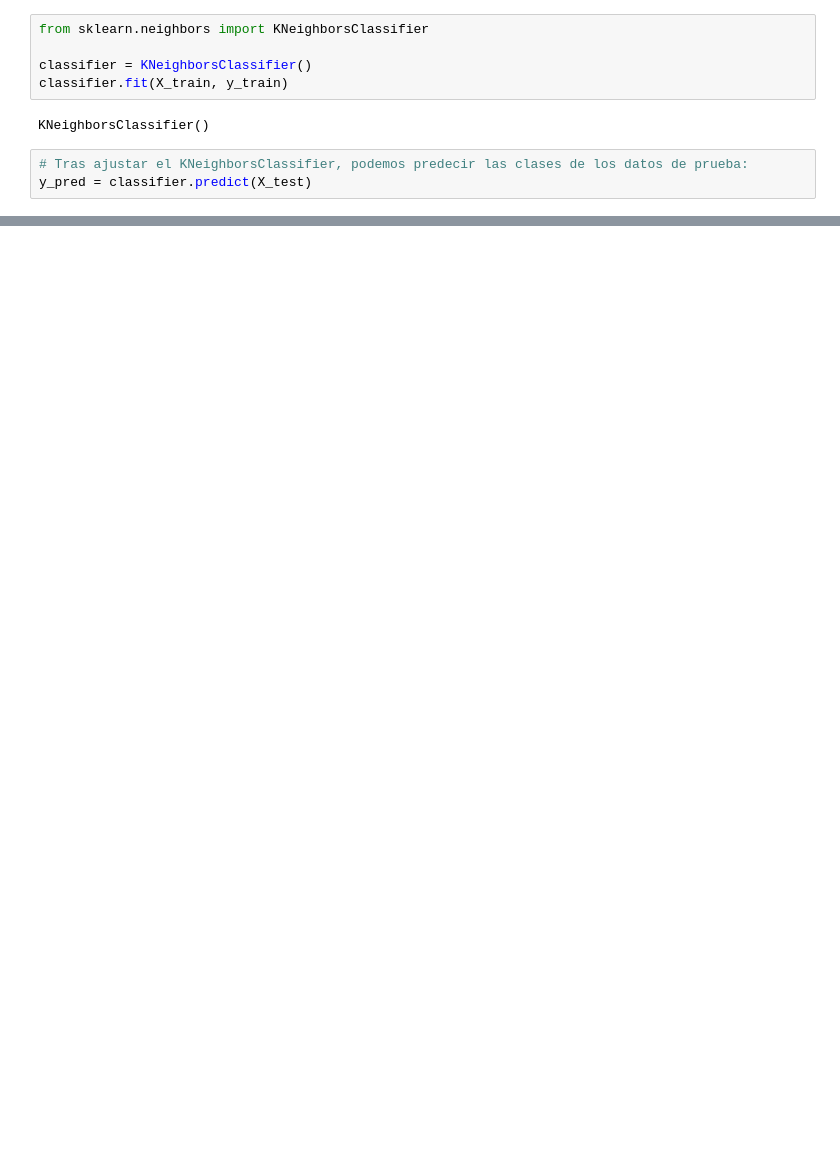
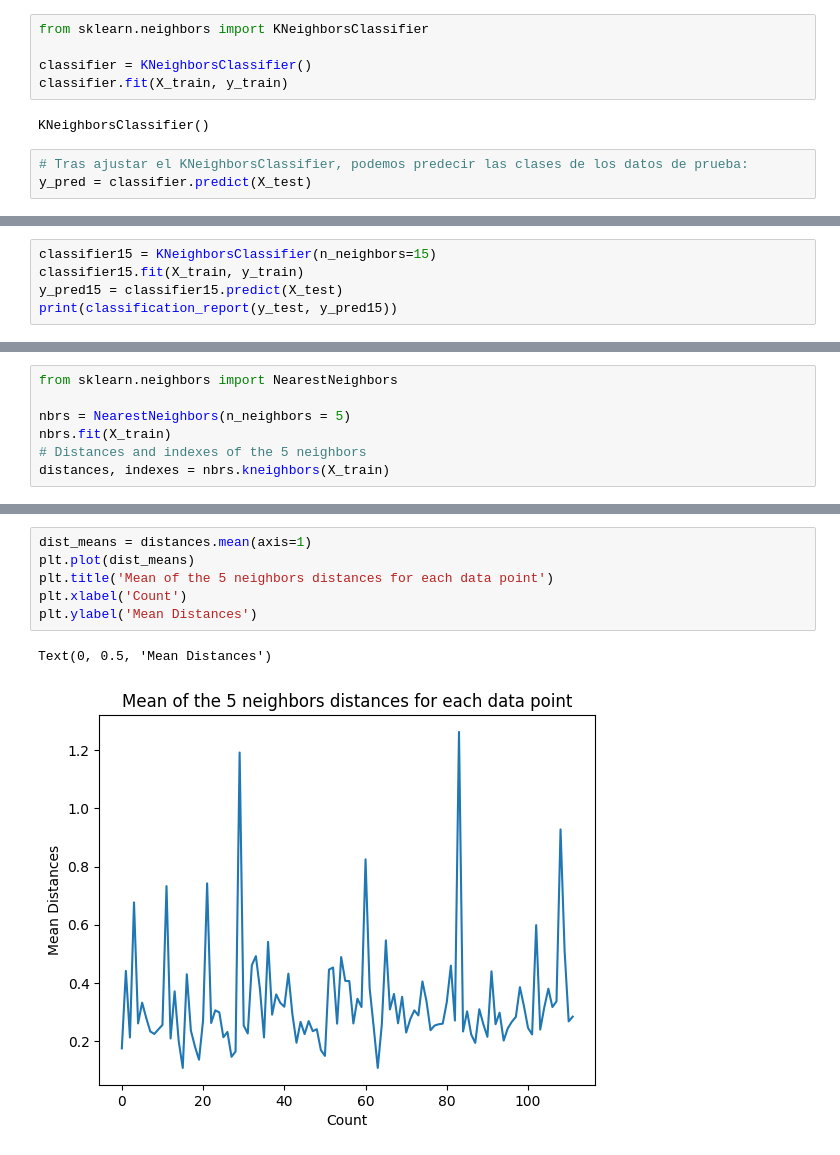
Before and after one commit to pau1ag/caso4, a Jupyter notebook: caso4.ipynb, the cells around one changed output, grey strips where cells are left out. Saved outputs shown, nothing was run; the diff lists cells and outputs as text; blank space fills up the shorter version.

```diff
--- a/caso4.ipynb
+++ b/caso4.ipynb
@@ -212,0 +210,5 @@ None 0.47333333333333333
+# %%
+classifier15 = KNeighborsClassifier(n_neighbors=15)
+classifier15.fit(X_train, y_train)
+y_pred15 = classifier15.predict(X_test)
+print(classification_report(y_test, y_pred15))
@@ -212,0 +226,7 @@ None 0.47333333333333333
+# %%
+from sklearn.neighbors import NearestNeighbors
+
+nbrs = NearestNeighbors(n_neighbors = 5)
+nbrs.fit(X_train)
+# Distances and indexes of the 5 neighbors
+distances, indexes = nbrs.kneighbors(X_train)
@@ -212,0 +247,9 @@ None 0.47333333333333333
+# %%
+dist_means = distances.mean(axis=1)
+plt.plot(dist_means)
+plt.title('Mean of the 5 neighbors distances for each data point')
+plt.xlabel('Count')
+plt.ylabel('Mean Distances')
+# %% [output]
+Text(0, 0.5, 'Mean Distances')
+[figure, added]
```
Also changed, not shown: parts of 13 cells of this notebook.
